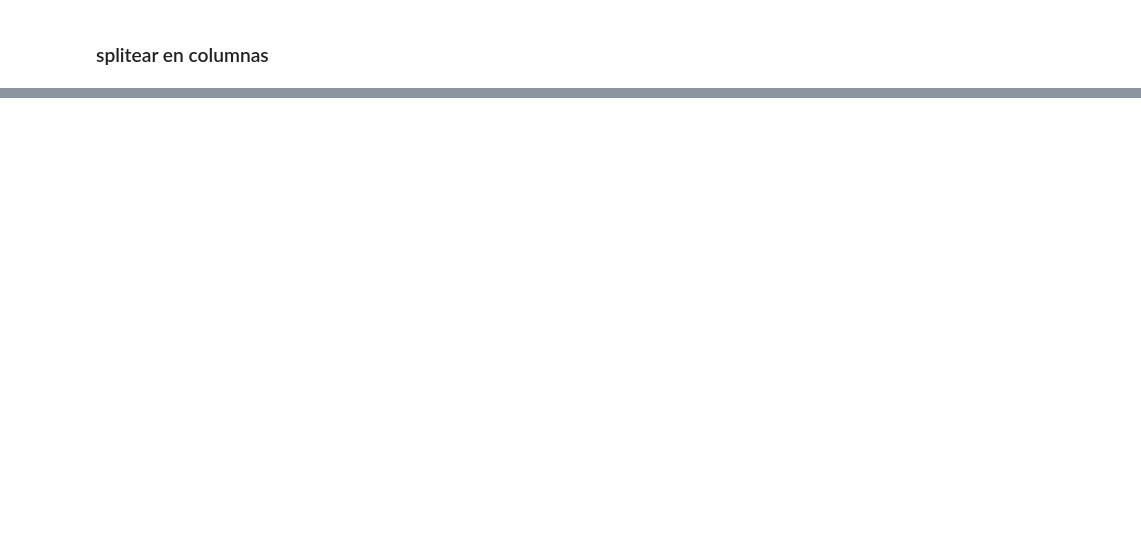
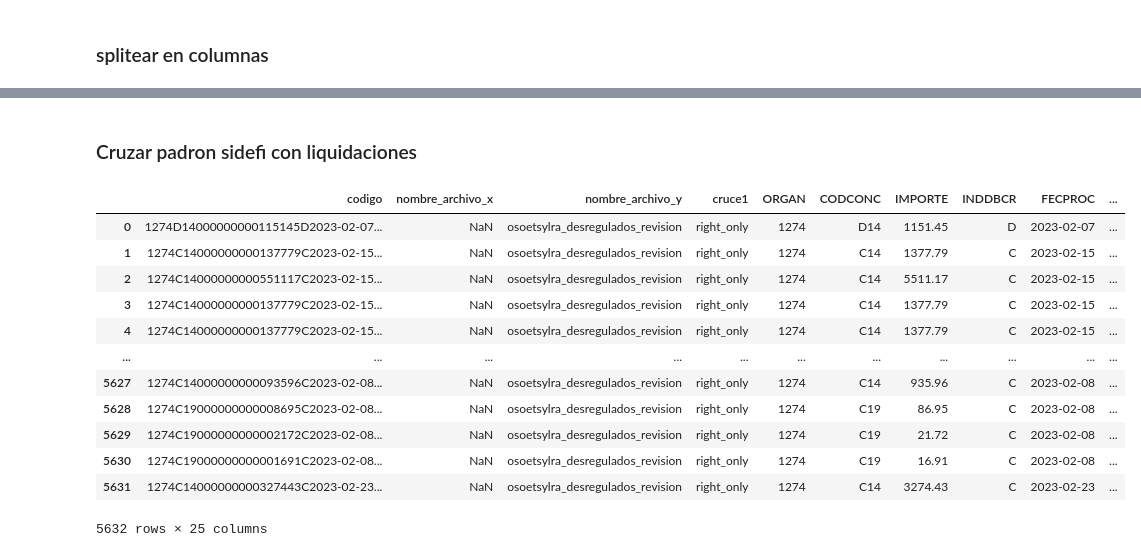
Before and after one commit to dantegarciadev/osoetsy_csv, a Jupyter notebook: ordenar_pagos_TIS.ipynb, the cells around one changed output, grey strips where cells are left out. Drawn from its saved outputs; the diff is of its cells as text; code cells hidden in the pictures; blank space fills up the shorter version.

```diff
--- a/ordenar_pagos_TIS.ipynb
+++ b/ordenar_pagos_TIS.ipynb
@@ -140,0 +196,22 @@ pago_tis
+# %%
+liqui_no_enviada['ORGAN']=liqui_no_enviada['codigo'].str.slice(0,4)
+liqui_no_enviada['CODCONC'] = liqui_no_enviada['codigo'].str.slice(4,7)
+liqui_no_enviada['IMPORTE']= (liqui_no_enviada['codigo'].str.slice(7, 22).astype(int)/100).round(2)
+liqui_no_enviada['INDDBCR']= liqui_no_enviada['codigo'].str.slice(22, 23)
+liqui_no_enviada['FECPROC']= liqui_no_enviada['codigo'].str.slice(23, 33)
+liqui_no_enviada['FECREC']= liqui_no_enviada['codigo'].str.slice(33, 43)
+liqui_no_enviada['CUITCONT']= liqui_no_enviada['codigo'].str.slice(43, 54)
+liqui_no_enviada['DNI_CONT']=liqui_no_enviada['codigo'].str.slice(45, 53)
+liqui_no_enviada['DNI_CONT'] = liqui_no_enviada['DNI_CONT'].astype(int)
+liqui_no_enviada['PERIODO']= liqui_no_enviada['codigo'].str.slice(54, 58)
+liqui_no_enviada['ID_TRANFER']= liqui_no_enviada['codigo'].str.slice(58, 73)
+liqui_no_enviada['CUITAPO']= liqui_no_enviada['codigo'].str.slice(73, 84)
+liqui_no_enviada['BANCO']= liqui_no_enviada['codigo'].str.slice(84, 87)
+liqui_no_enviada['CODSUC']= liqui_no_enviada['codigo'].str.slice(87, 90)
+liqui_no_enviada['ZONA']= liqui_no_enviada['codigo'].str.slice(90, 92)
+liqui_no_enviada['USOFUTURO']= liqui_no_enviada['codigo'].str.slice(92, 94)
+liqui_no_enviada['USOFUTURO1']= liqui_no_enviada['codigo'].str.slice(94, 95)
+liqui_no_enviada['USOFUTURO2']= liqui_no_enviada['codigo'].str.slice(95, 96)
+liqui_no_enviada['USOFUTURO3']= liqui_no_enviada['codigo'].str.slice(96, 98)
+liqui_no_enviada['TIPOPAGO']= liqui_no_enviada['codigo'].str.slice(98, 99)
+liqui_no_enviada['MARCAPR']= liqui_no_enviada['codigo'].str.slice(99, 100)
@@ -140,0 +242,8 @@ pago_tis
+# %%
+archivo = funciones.seleccionar_archivo()
+if archivo:
+    padron = pd.read_csv(archivo, sep=";", encoding="ISO-8859-1")
+
+padron = padron[["Nro. OS","Plan del Afiliado", "Nro. Documento"]]
+padron["Nro. Documento"] = padron["Nro. Documento"].astype(int)
+padron.dtypes
@@ -140,0 +271,20 @@ pago_tis
+# %% [markdown]
+### Cruzar padron sidefi con liquidaciones
+# %%
+liq_convenio_merge = pd.merge(liqui_no_enviada, padron, left_on = "DNI_CONT", right_on="Nro. Documento", how='left', indicator=True)
+# %%
+liq_convenio_merge
+# %% [output]
+|  | codigo | nombre_archivo_x | nombre_archivo_y | cruce1 | ORGAN | CODCONC | IMPORTE | INDDBCR | FECPROC | ... |
+| 0 | 1274D14000000000115145D2023-02-07... | NaN | osoetsylra_desregulados_revision | right_only | 1274 | D14 | 1151.45 | D | 2023-02-07 | ... |
+| 1 | 1274C14000000000137779C2023-02-15... | NaN | osoetsylra_desregulados_revision | right_only | 1274 | C14 | 1377.79 | C | 2023-02-15 | ... |
+| 2 | 1274C14000000000551117C2023-02-15... | NaN | osoetsylra_desregulados_revision | right_only | 1274 | C14 | 5511.17 | C | 2023-02-15 | ... |
+| 3 | 1274C14000000000137779C2023-02-15... | NaN | osoetsylra_desregulados_revision | right_only | 1274 | C14 | 1377.79 | C | 2023-02-15 | ... |
+| 4 | 1274C14000000000137779C2023-02-15... | NaN | osoetsylra_desregulados_revision | right_only | 1274 | C14 | 1377.79 | C | 2023-02-15 | ... |
+| ... | ... | ... | ... | ... | ... | ... | ... | ... | ... | ... |
+| 5627 | 1274C14000000000093596C2023-02-08... | NaN | osoetsylra_desregulados_revision | right_only | 1274 | C14 | 935.96 | C | 2023-02-08 | ... |
+| 5628 | 1274C19000000000008695C2023-02-08... | NaN | osoetsylra_desregulados_revision | right_only | 1274 | C19 | 86.95 | C | 2023-02-08 | ... |
+| 5629 | 1274C19000000000002172C2023-02-08... | NaN | osoetsylra_desregulados_revision | right_only | 1274 | C19 | 21.72 | C | 2023-02-08 | ... |
+| 5630 | 1274C19000000000001691C2023-02-08... | NaN | osoetsylra_desregulados_revision | right_only | 1274 | C19 | 16.91 | C | 2023-02-08 | ... |
+| 5631 | 1274C14000000000327443C2023-02-23... | NaN | osoetsylra_desregulados_revision | right_only | 1274 | C14 | 3274.43 | C | 2023-02-23 | ... |
+5632 rows × 25 columns
```
Also changed, not shown: parts of 18 cells of this notebook.
